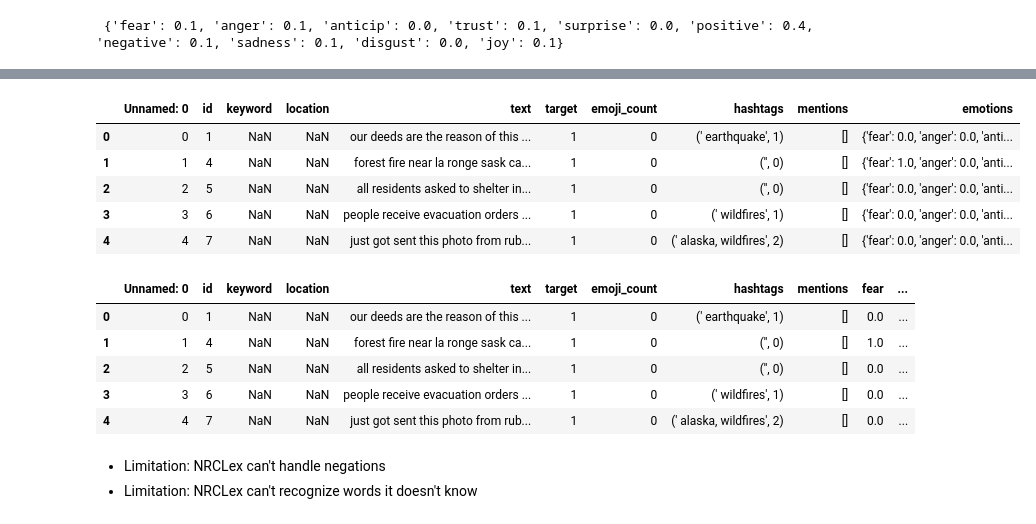
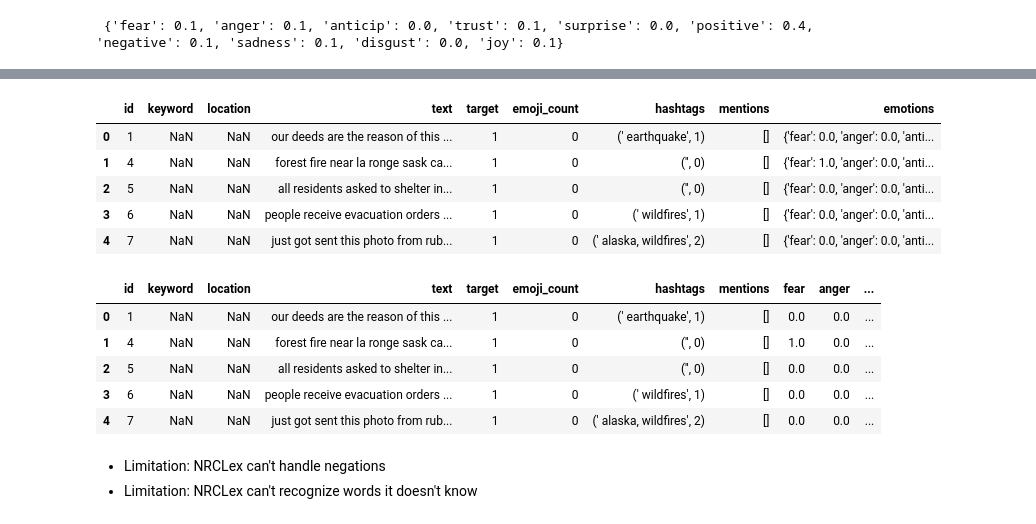
Before and after one commit to raymart-perillo77/dsf-c9-sprint-4, a Jupyter notebook: day-2/(4) Emotion.ipynb, the cells around one changed output, grey strips where cells are left out. Cells and saved outputs as stored; diff of their text form; code cells hidden in the pictures.

```diff
--- a/day-2/(4) Emotion.ipynb
+++ b/day-2/(4) Emotion.ipynb
@@ -86,25 +82,25 @@ df.head()
 # %%
 ### Make sure you process the data: lemmatization etc (not shown here)
 
-df['emotions'] = df['text'].apply(lambda x: --------------------------(x).--------------------------)
+df['emotions'] = df['text'].apply(lambda x: NRCLex(x).affect_frequencies)
 df.head()
 # %% [output]
-|  | Unnamed: 0 | id | keyword | location | text | target | emoji_count | hashtags | mentions | emotions |
-| 0 | 0 | 1 | NaN | NaN | our deeds are the reason of this ... | 1 | 0 | (' earthquake', 1) | [] | {'fear': 0.0, 'anger': 0.0, 'anti... |
-| 1 | 1 | 4 | NaN | NaN | forest fire near la ronge sask ca... | 1 | 0 | ('', 0) | [] | {'fear': 1.0, 'anger': 0.0, 'anti... |
-| 2 | 2 | 5 | NaN | NaN | all residents asked to shelter in... | 1 | 0 | ('', 0) | [] | {'fear': 0.0, 'anger': 0.0, 'anti... |
-| 3 | 3 | 6 | NaN | NaN | people receive evacuation orders ... | 1 | 0 | (' wildfires', 1) | [] | {'fear': 0.0, 'anger': 0.0, 'anti... |
-| 4 | 4 | 7 | NaN | NaN | just got sent this photo from rub... | 1 | 0 | (' alaska, wildfires', 2) | [] | {'fear': 0.0, 'anger': 0.0, 'anti... |
+|  | id | keyword | location | text | target | emoji_count | hashtags | mentions | emotions |
+| 0 | 1 | NaN | NaN | our deeds are the reason of this ... | 1 | 0 | (' earthquake', 1) | [] | {'fear': 0.0, 'anger': 0.0, 'anti... |
+| 1 | 4 | NaN | NaN | forest fire near la ronge sask ca... | 1 | 0 | ('', 0) | [] | {'fear': 1.0, 'anger': 0.0, 'anti... |
+| 2 | 5 | NaN | NaN | all residents asked to shelter in... | 1 | 0 | ('', 0) | [] | {'fear': 0.0, 'anger': 0.0, 'anti... |
+| 3 | 6 | NaN | NaN | people receive evacuation orders ... | 1 | 0 | (' wildfires', 1) | [] | {'fear': 0.0, 'anger': 0.0, 'anti... |
+| 4 | 7 | NaN | NaN | just got sent this photo from rub... | 1 | 0 | (' alaska, wildfires', 2) | [] | {'fear': 0.0, 'anger': 0.0, 'anti... |
 # %%
 df = pd.concat([df.drop(['emotions'], axis = 1), df['emotions'].apply(pd.Series)], axis = 1)
 df.head()
 # %% [output]
-|  | Unnamed: 0 | id | keyword | location | text | target | emoji_count | hashtags | mentions | fear | ... |
-| 0 | 0 | 1 | NaN | NaN | our deeds are the reason of this ... | 1 | 0 | (' earthquake', 1) | [] | 0.0 | ... |
-| 1 | 1 | 4 | NaN | NaN | forest fire near la ronge sask ca... | 1 | 0 | ('', 0) | [] | 1.0 | ... |
-| 2 | 2 | 5 | NaN | NaN | all residents asked to shelter in... | 1 | 0 | ('', 0) | [] | 0.0 | ... |
-| 3 | 3 | 6 | NaN | NaN | people receive evacuation orders ... | 1 | 0 | (' wildfires', 1) | [] | 0.0 | ... |
-| 4 | 4 | 7 | NaN | NaN | just got sent this photo from rub... | 1 | 0 | (' alaska, wildfires', 2) | [] | 0.0 | ... |
+|  | id | keyword | location | text | target | emoji_count | hashtags | mentions | fear | anger | ... |
+| 0 | 1 | NaN | NaN | our deeds are the reason of this ... | 1 | 0 | (' earthquake', 1) | [] | 0.0 | 0.0 | ... |
+| 1 | 4 | NaN | NaN | forest fire near la ronge sask ca... | 1 | 0 | ('', 0) | [] | 1.0 | 0.0 | ... |
+| 2 | 5 | NaN | NaN | all residents asked to shelter in... | 1 | 0 | ('', 0) | [] | 0.0 | 0.0 | ... |
+| 3 | 6 | NaN | NaN | people receive evacuation orders ... | 1 | 0 | (' wildfires', 1) | [] | 0.0 | 0.0 | ... |
+| 4 | 7 | NaN | NaN | just got sent this photo from rub... | 1 | 0 | (' alaska, wildfires', 2) | [] | 0.0 | 0.0 | ... |
 # %% [markdown]
 * Limitation: NRCLex can't handle negations
 * Limitation: NRCLex can't recognize words it doesn't know
```
Also changed, not shown: parts of 6 cells of this notebook, 7 other files.
